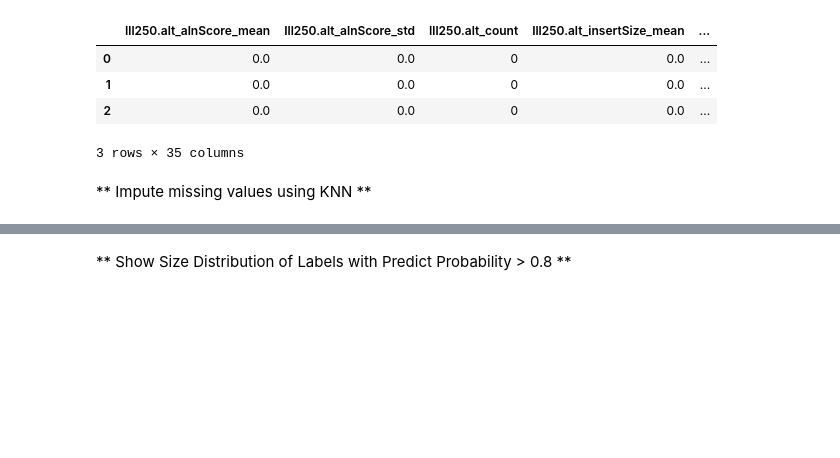
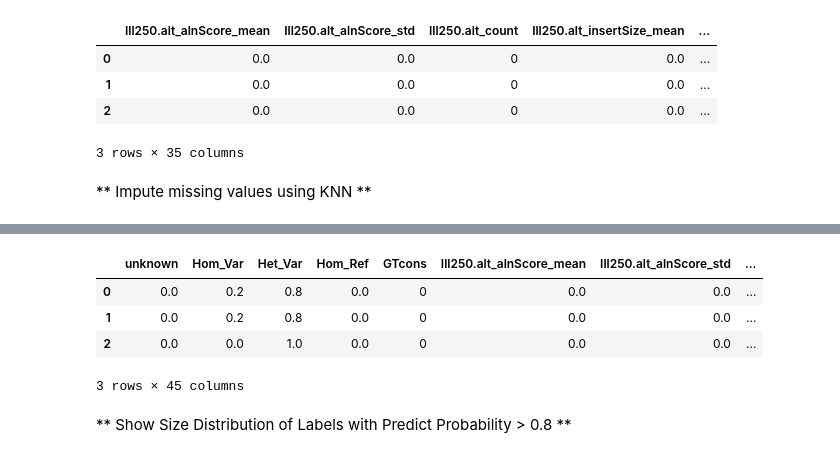
Before and after one commit to lesleymaraina/NIST, a Jupyter notebook: Notebooks/CrowdVariant_Analysis/250bp-Crowdvariant_Analysis.ipynb, the cells around one changed output, grey strips where cells are left out. Cells and saved outputs as stored; diff of their text form; code cells hidden in the pictures; blank space fills up the shorter version.

```diff
--- a/Notebooks/CrowdVariant_Analysis/250bp-Crowdvariant_Analysis.ipynb
+++ b/Notebooks/CrowdVariant_Analysis/250bp-Crowdvariant_Analysis.ipynb
@@ -451,6 +456,14 @@ X6.rename(columns={'4': 'Hom_Ref'}, inplace=True)
 X6.rename(columns={'predicted_label': '250bp_predicted_label'}, inplace=True)
 # %%
 X6.to_csv('250bp_pred_prob.csv', index=False)
+# %%
+X6.head(3)
+# %% [output]
+|  | unknown | Hom_Var | Het_Var | Hom_Ref | GTcons | Ill250.alt_alnScore_mean | Ill250.alt_alnScore_std | ... |
+| 0 | 0.0 | 0.2 | 0.8 | 0.0 | 0 | 0.0 | 0.0 | ... |
+| 1 | 0.0 | 0.2 | 0.8 | 0.0 | 0 | 0.0 | 0.0 | ... |
+| 2 | 0.0 | 0.0 | 1.0 | 0.0 | 0 | 0.0 | 0.0 | ... |
+3 rows × 45 columns
 # %% [markdown]
 ** Show Size Distribution of Labels with Predict Probability > 0.8 **
 # %%
```
Also changed, not shown: parts of 11 cells of this notebook, 19 other files.
